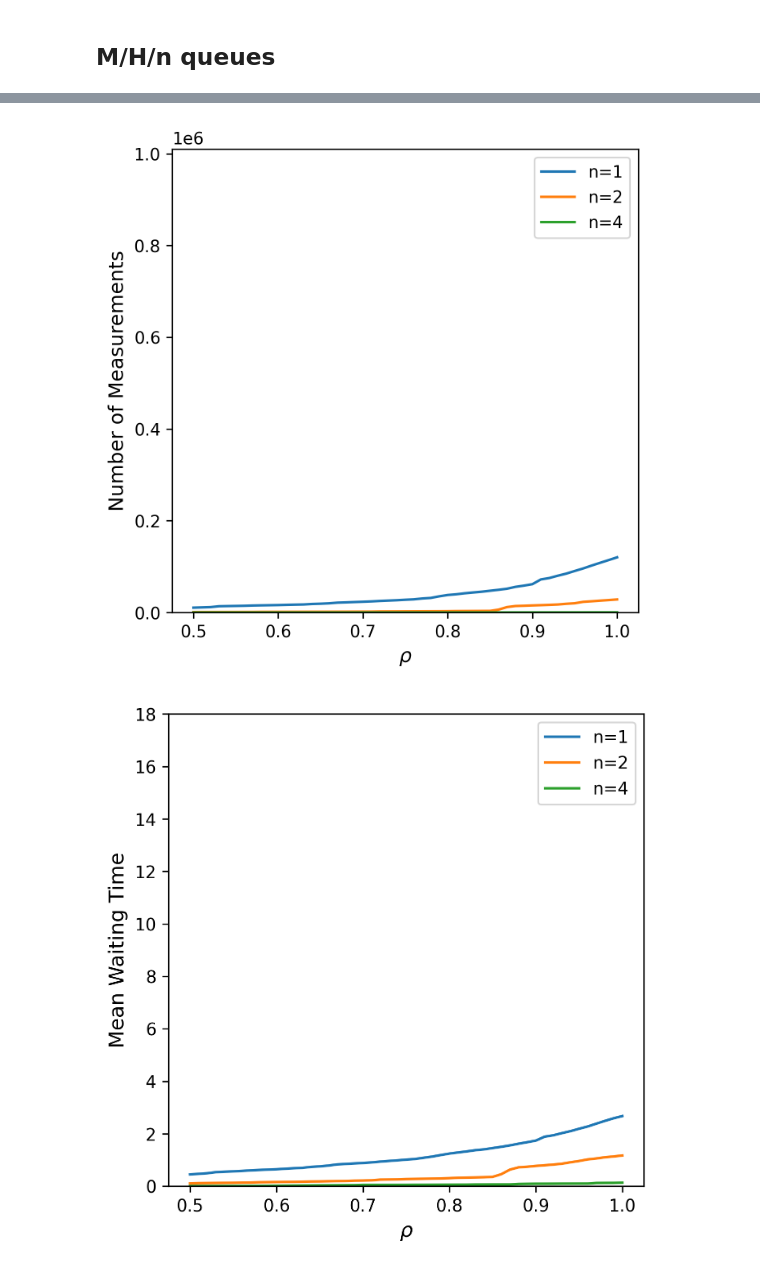
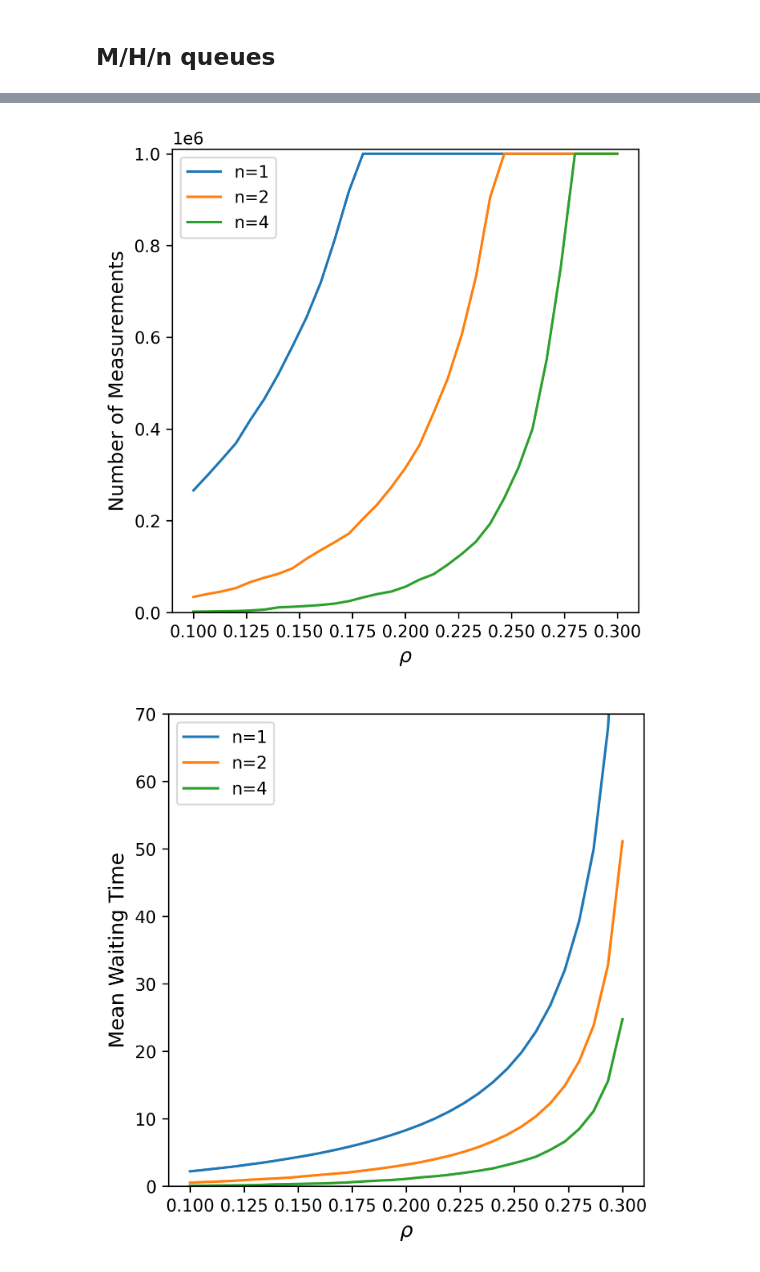
Before and after one commit to tuaosh/StochSim-Assignment-2, a Jupyter notebook: simulations.ipynb, the cells around one changed output, grey strips where cells are left out. Cells and saved outputs as stored; diff of their text form; code cells hidden in the pictures.

```diff
--- a/simulations.ipynb
+++ b/simulations.ipynb
@@ -15,6 +15,8 @@ SEED = 42
 targetSTD = 0.01
 MU = 1
 RHO = np.linspace(0.5, 1.0, 51)
+RHO_H = np.linspace(0.1, 0.3, 31)
+Z   = 1.96
 # %% [markdown]
 # 2. Effect of $\rho = \frac{\lambda}{n\mu}$ on attaining target standard deviation
 # %%
@@ -531,8 +534,8 @@ plt.show()
 # %%
 fig, ax = plt.subplots(1, 1, figsize=(5, 5))
-ax.plot(RHO, [len(l) for l in list_M_H_1], label="n=1")
-ax.plot(RHO, [len(l) for l in list_M_H_2], label="n=2")
-ax.plot(RHO, [len(l) for l in list_M_H_4], label="n=4")
+ax.plot(RHO_H, [len(l) for l in list_M_H_1], label="n=1")
+ax.plot(RHO_H, [len(l) for l in list_M_H_2], label="n=2")
+ax.plot(RHO_H, [len(l) for l in list_M_H_4], label="n=4")
 
 ax.set_ylabel("Number of Measurements", fontsize=12)
 
@@ -543,20 +546,20 @@ ax.legend()
 
 plt.show()
 # %% [output]
-[figure, old version]
+[figure, new version]
 # %%
 fig, ax = plt.subplots(1, 1, figsize=(5, 5))
-ax.plot(RHO, means_M_H_1, label="n=1")
-ax.plot(RHO, means_M_H_2, label="n=2")
-ax.plot(RHO, means_M_H_4, label="n=4")
+ax.plot(RHO_H, means_M_H_1, label="n=1")
+ax.plot(RHO_H, means_M_H_2, label="n=2")
+ax.plot(RHO_H, means_M_H_4, label="n=4")
 
 ax.set_ylabel("Mean Waiting Time", fontsize=12)
 
 ax.set_xlabel(r"$\rho$", fontsize=12)
 
-ax.set_ylim(0, 18)
+ax.set_ylim(0, 70)
 ax.legend()
 
 plt.show()
 # %% [output]
-[figure, old version]
+[figure, new version]
```
Also changed, not shown: parts of 8 cells of this notebook, 3 other files.
